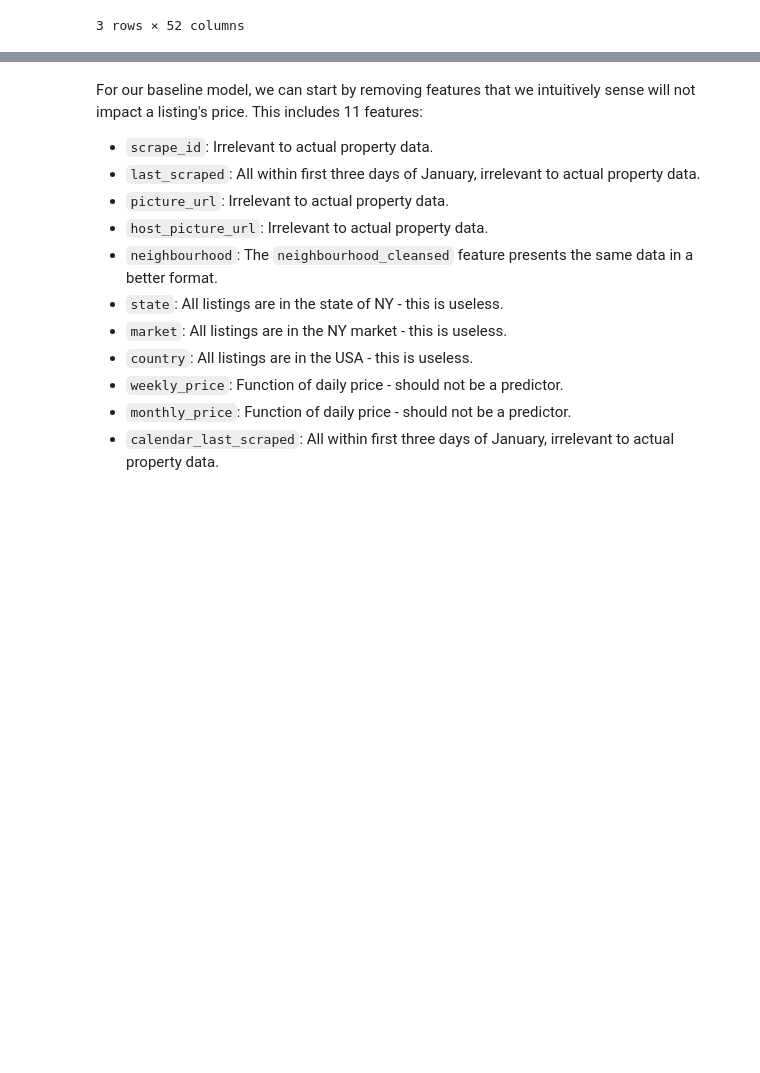
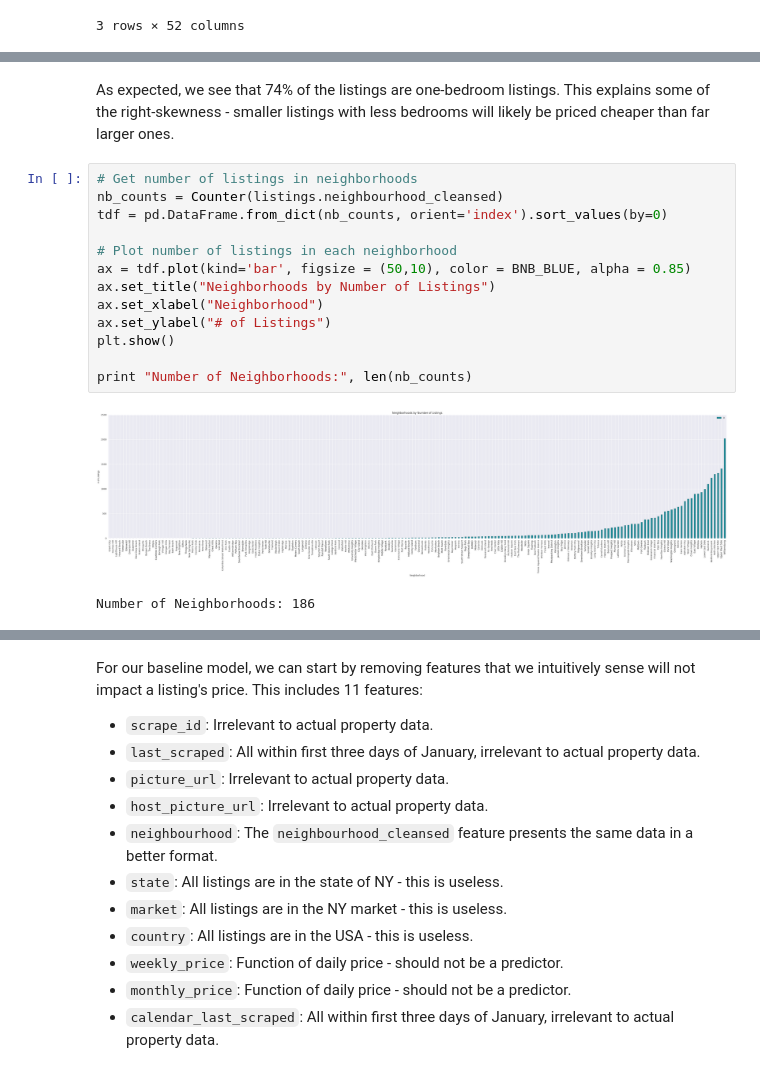
Before and after one commit to dino-rodriguez/optibnb, a Jupyter notebook: wrangling.ipynb, the cells around one changed output, grey strips where cells are left out. Cells and saved outputs as stored; diff of their text form; blank space fills up the shorter version.

```diff
--- a/wrangling.ipynb
+++ b/wrangling.ipynb
@@ -84,0 +120,18 @@ plot_hist(3, ['Prices Histogram: All Data', 'Prices Histogram: \$0 - \$1000',
+# %% [markdown]
+<p>As expected, we see that 74% of the listings are one-bedroom listings. This explains some of the right-skewness - smaller listings with less bedrooms will likely be priced cheaper than far larger ones.</p>
+# %%
+# Get number of listings in neighborhoods
+nb_counts = Counter(listings.neighbourhood_cleansed)
+tdf = pd.DataFrame.from_dict(nb_counts, orient='index').sort_values(by=0)
+
+# Plot number of listings in each neighborhood
+ax = tdf.plot(kind='bar', figsize = (50,10), color = BNB_BLUE, alpha = 0.85)
+ax.set_title("Neighborhoods by Number of Listings")
+ax.set_xlabel("Neighborhood")
+ax.set_ylabel("# of Listings")
+plt.show()
+
+print "Number of Neighborhoods:", len(nb_counts)
+# %% [output]
+[figure, added]
+Number of Neighborhoods: 186
```
Also changed, not shown: parts of 13 cells of this notebook, 1 other file.
